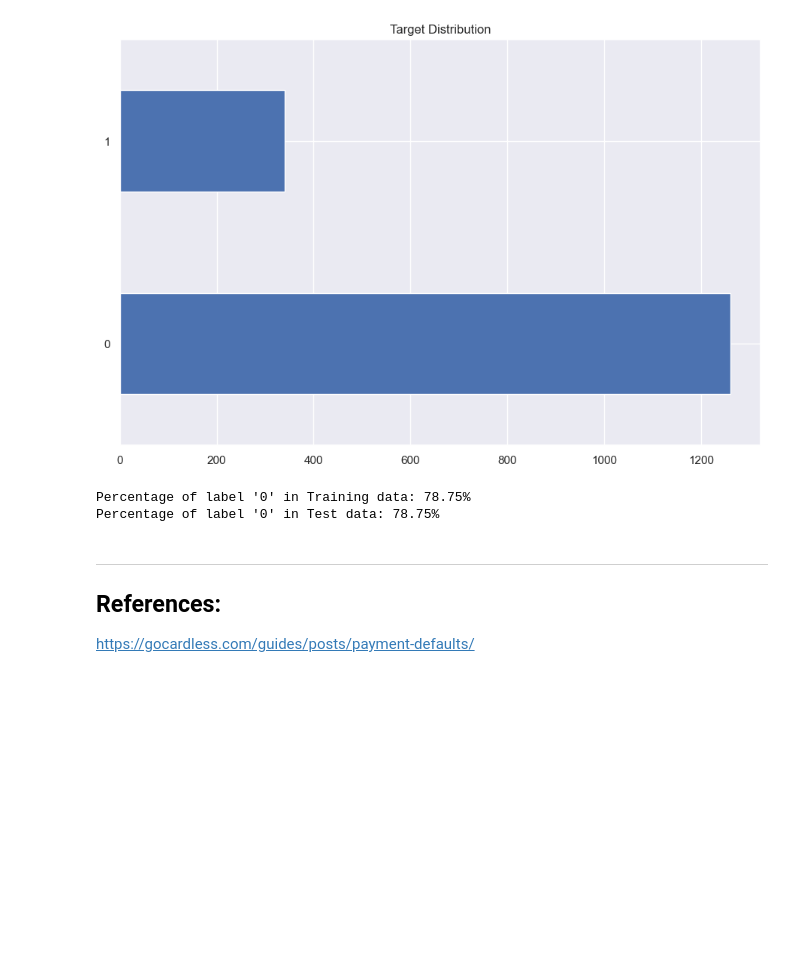
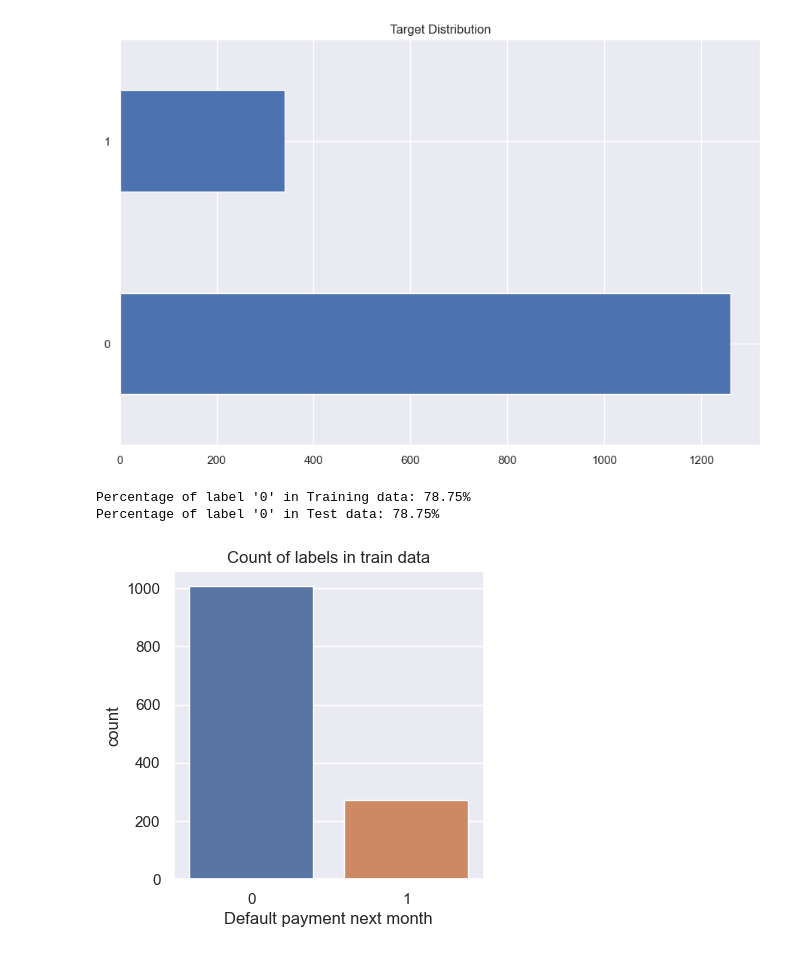
Before and after one commit to fwnriyx/poly, a Jupyter notebook: AI and Machine Learning/CA1/Classificiation/credits.ipynb, the cells around one changed output. Cells and saved outputs as stored; diff of their text form; code cells hidden in the pictures; blank space fills up the shorter version.

```diff
--- a/AI and Machine Learning/CA1/Classificiation/credits.ipynb
+++ b/AI and Machine Learning/CA1/Classificiation/credits.ipynb
@@ -191,9 +195,11 @@ print(f"Percentage of label '0' in Test data: {(len(testY[testY == 0]) / len(tes
 # %% [output]
 Percentage of label '0' in Training data: 78.75%
 Percentage of label '0' in Test data: 78.75%
-# %% [markdown]
-<hr>
-
-## References:
-
-https://gocardless.com/guides/posts/payment-defaults/
+# %%
+#countplot to compare the count of both machine status in the dataset
+sns.set(rc={'figure.figsize':(4,4)})
+ax = sns.countplot(x= trainY)
+plt.title('Count of labels in train data')
+plt.show()
+# %% [output]
+[figure, added]
```
Also changed, not shown: parts of 7 cells of this notebook.
